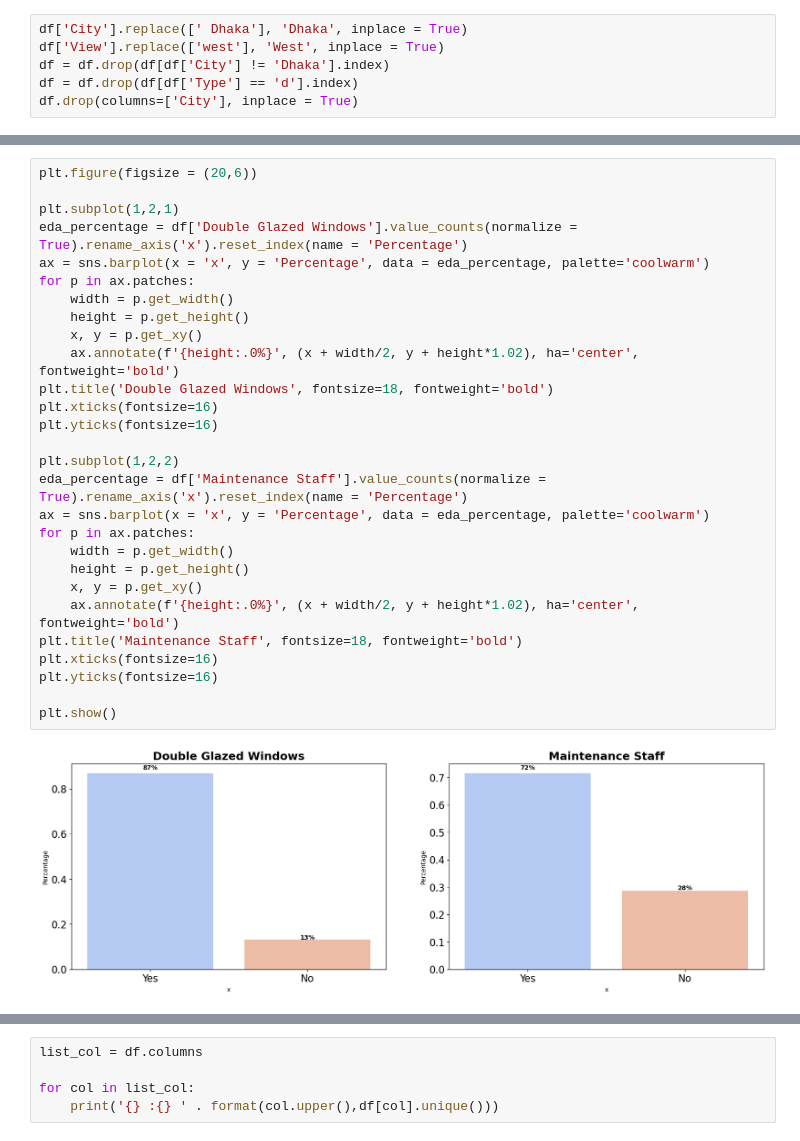
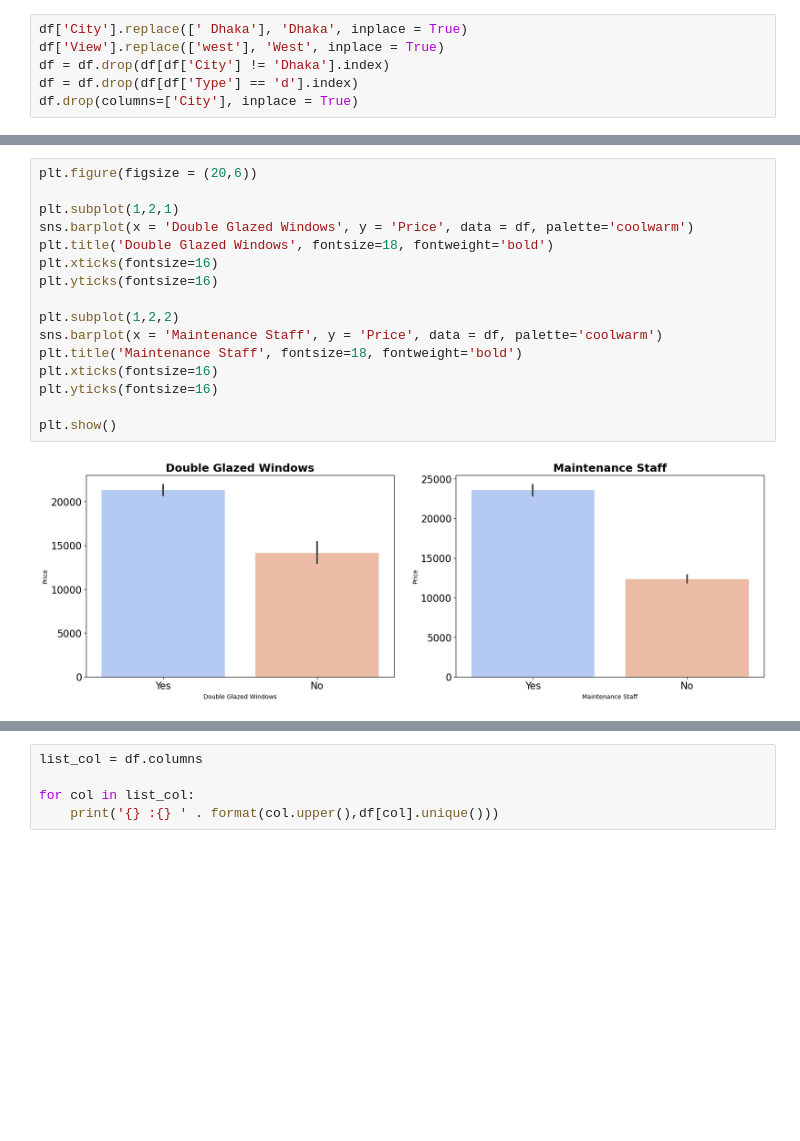
Before and after one commit to jhonnovax/House-Price-Prediction, a Jupyter notebook: house-price-prediction.ipynb, the cells around one changed output, grey strips where cells are left out. Drawn from its saved outputs; the diff is of its cells as text; blank space fills up the shorter version.

```diff
--- a/house-price-prediction.ipynb
+++ b/house-price-prediction.ipynb
@@ -324,33 +283,21 @@ plt.show()
 # %%
 plt.figure(figsize = (20,6))
 
 plt.subplot(1,2,1)
-eda_percentage = df['Double Glazed Windows'].value_counts(normalize = True).rename_axis('x').reset_index(name = 'Percentage')
-ax = sns.barplot(x = 'x', y = 'Percentage', data = eda_percentage, palette='coolwarm')
-for p in ax.patches:
-    width = p.get_width()
-    height = p.get_height()
-    x, y = p.get_xy()
-    ax.annotate(f'{height:.0%}', (x + width/2, y + height*1.02), ha='center', fontweight='bold')
+sns.barplot(x = 'Double Glazed Windows', y = 'Price', data = df, palette='coolwarm')
 plt.title('Double Glazed Windows', fontsize=18, fontweight='bold')
 plt.xticks(fontsize=16)
 plt.yticks(fontsize=16)
 
 plt.subplot(1,2,2)
-eda_percentage = df['Maintenance Staff'].value_counts(normalize = True).rename_axis('x').reset_index(name = 'Percentage')
-ax = sns.barplot(x = 'x', y = 'Percentage', data = eda_percentage, palette='coolwarm')
-for p in ax.patches:
-    width = p.get_width()
-    height = p.get_height()
-    x, y = p.get_xy()
-    ax.annotate(f'{height:.0%}', (x + width/2, y + height*1.02), ha='center', fontweight='bold')
+sns.barplot(x = 'Maintenance Staff', y = 'Price', data = df, palette='coolwarm')
 plt.title('Maintenance Staff', fontsize=18, fontweight='bold')
 plt.xticks(fontsize=16)
 plt.yticks(fontsize=16)
 
 plt.show()
 # %% [output]
-[figure, old version]
+[figure, new version]
 # %%
 plt.figure(figsize = (20,6))
 
```
Also changed, not shown: parts of 47 cells of this notebook.
